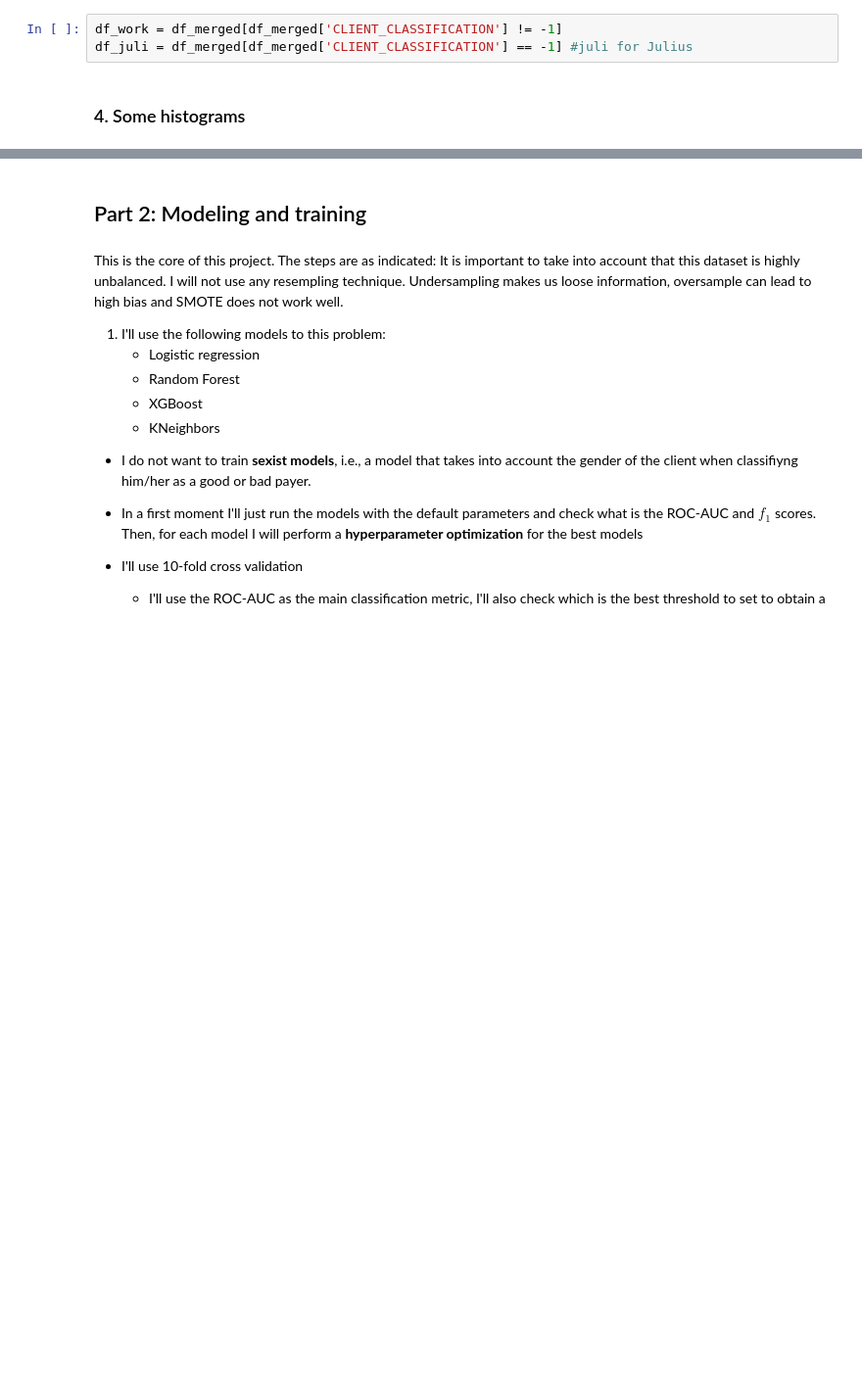
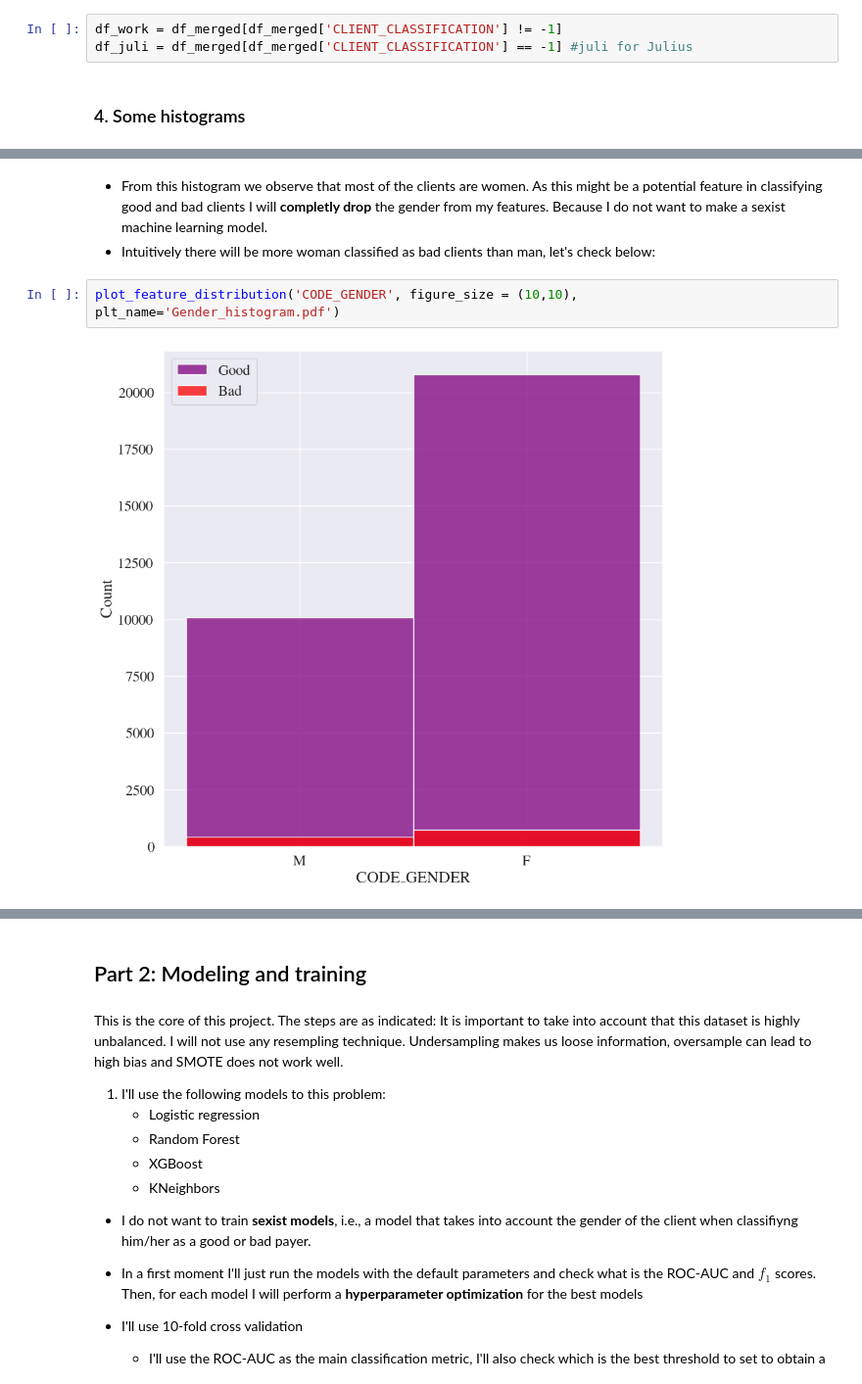
Before and after one commit to BrunoOGoes/DSPortifolio, a Jupyter notebook: P1-Credit card risk analysis/P1-Credit-card-risk-analysis.ipynb, the cells around one changed output, grey strips where cells are left out. Shown at 98% size. Saved outputs shown, nothing was run; the diff lists cells and outputs as text; blank space fills up the shorter version.

```diff
--- a/P1-Credit card risk analysis/P1-Credit-card-risk-analysis.ipynb
+++ b/P1-Credit card risk analysis/P1-Credit-card-risk-analysis.ipynb
@@ -745,0 +789,7 @@ df_juli = df_merged[df_merged['CLIENT_CLASSIFICATION'] == -1] #juli for Julius
+# %% [markdown]
+* From this histogram we observe that most of the clients are women. As this might be a potential feature in classifying good and bad clients I will **completly drop** the gender from my features. Because I do not want to make a sexist machine learning model.
+* Intuitively there will be more woman classified as bad clients than man, let's check below:
+# %%
+plot_feature_distribution('CODE_GENDER', figure_size = (10,10), plt_name='Gender_histogram.pdf')
+# %% [output]
+[figure, added]
```
Also changed, not shown: parts of 65 cells of this notebook, 7 other files.
